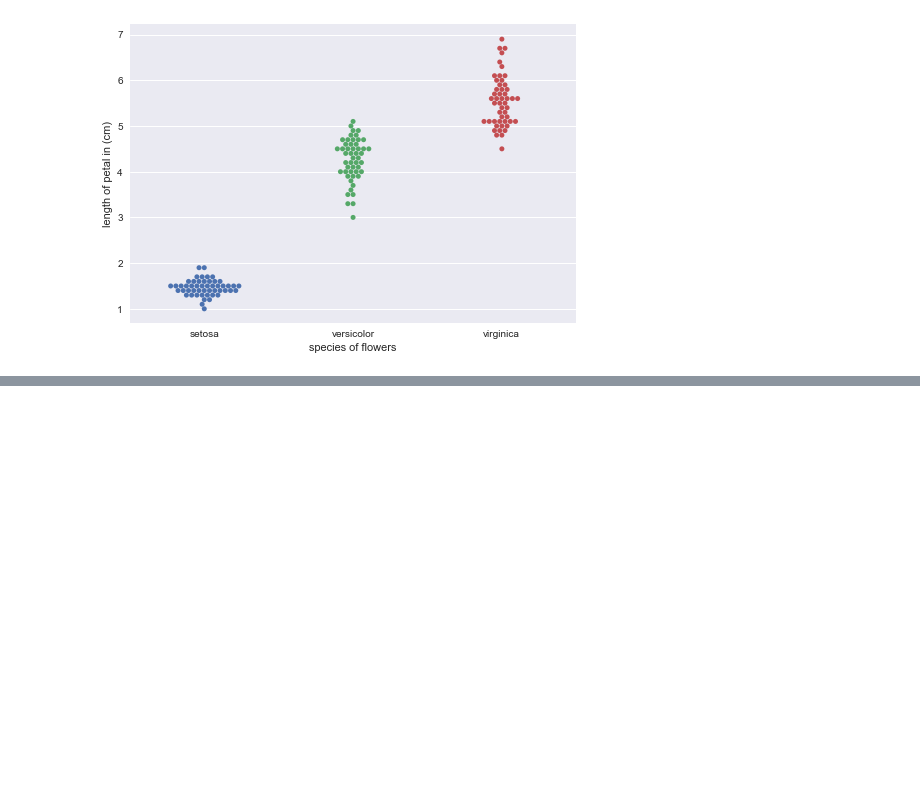
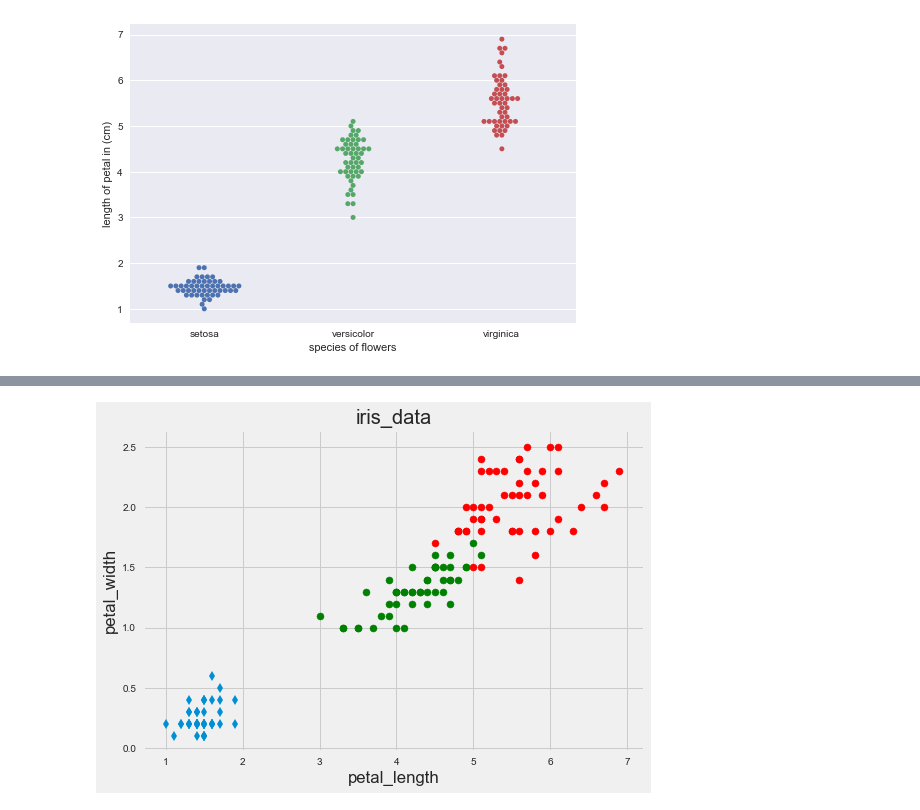
Before and after one commit to DAVINDERYADAVRJIT/iris_data_eda, a Jupyter notebook: iris_eda.ipynb, the cells around one changed output, grey strips where cells are left out. Saved outputs shown, nothing was run; the diff lists cells and outputs as text; code cells hidden in the pictures; blank space fills up the shorter version.

```diff
--- a/iris_eda.ipynb
+++ b/iris_eda.ipynb
@@ -45,0 +63,15 @@ plt.show()
+# %%
+from matplotlib.pyplot import style
+style.use('fivethirtyeight')
+fig1=df[df['species']=='setosa']
+fig2=df[df['species']=='versicolor']
+fig3=df[df['species']=='virginica']
+plt.plot(fig1['petal_length'],fig1['petal_width'],linestyle='none',marker='d')
+plt.scatter(fig2['petal_length'],fig2['petal_width'],color='green')
+plt.scatter(fig3['petal_length'],fig3['petal_width'],color='red')
+plt.xlabel('petal_length')
+plt.ylabel('petal_width')
+plt.title('iris_data')
+plt.show()
+# %% [output]
+[figure, added]
```
Also changed, not shown: parts of 9 cells of this notebook.
